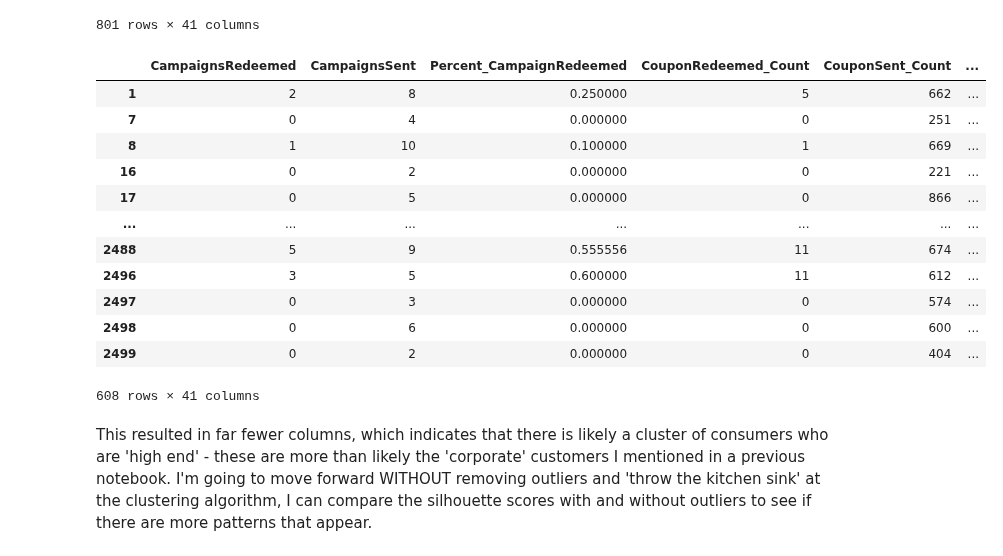
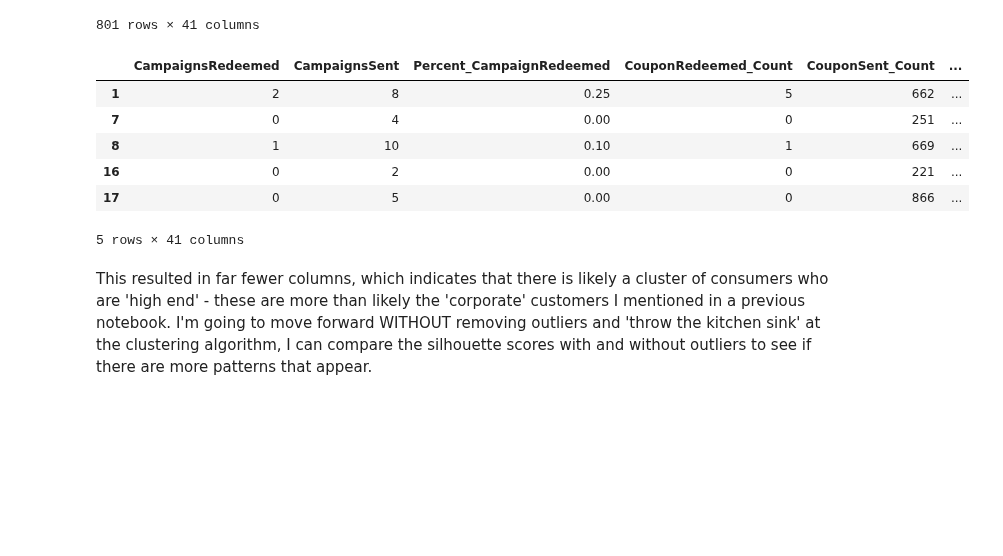
Before and after one commit to NickD-Dean/Springboard, a Jupyter notebook: Capstone Project 3/Code/05 - Customer Segmentation Pre-processing and Training.ipynb, the cells around one changed output. Saved outputs shown, nothing was run; the diff lists cells and outputs as text; code cells hidden in the pictures; blank space fills up the shorter version.

```diff
--- a/Capstone Project 3/Code/05 - Customer Segmentation Pre-processing and Training.ipynb
+++ b/Capstone Project 3/Code/05 - Customer Segmentation Pre-processing and Training.ipynb
@@ -179,24 +179,18 @@ num
 # %%
 # Removing outliers which are 3 standard deviations from the mean of each feature
 z_scores = np.abs(stats.zscore(num))
 outliers_threshold = 3
 mask = (z_scores <= outliers_threshold).all(axis=1)
 NUM = num[mask]
-NUM
+NUM.head()
 # %% [output]
 |  | CampaignsRedeemed | CampaignsSent | Percent_CampaignRedeemed | CouponRedeemed_Count | CouponSent_Count | ... |
-| 1 | 2 | 8 | 0.250000 | 5 | 662 | ... |
-| 7 | 0 | 4 | 0.000000 | 0 | 251 | ... |
-| 8 | 1 | 10 | 0.100000 | 1 | 669 | ... |
-| 16 | 0 | 2 | 0.000000 | 0 | 221 | ... |
-| 17 | 0 | 5 | 0.000000 | 0 | 866 | ... |
-| ... | ... | ... | ... | ... | ... | ... |
-| 2488 | 5 | 9 | 0.555556 | 11 | 674 | ... |
-| 2496 | 3 | 5 | 0.600000 | 11 | 612 | ... |
-| 2497 | 0 | 3 | 0.000000 | 0 | 574 | ... |
-| 2498 | 0 | 6 | 0.000000 | 0 | 600 | ... |
-| 2499 | 0 | 2 | 0.000000 | 0 | 404 | ... |
+| 1 | 2 | 8 | 0.25 | 5 | 662 | ... |
+| 7 | 0 | 4 | 0.00 | 0 | 251 | ... |
+| 8 | 1 | 10 | 0.10 | 1 | 669 | ... |
+| 16 | 0 | 2 | 0.00 | 0 | 221 | ... |
+| 17 | 0 | 5 | 0.00 | 0 | 866 | ... |
-608 rows × 41 columns
+5 rows × 41 columns
 # %% [markdown]
 This resulted in far fewer columns, which indicates that there is likely a cluster of consumers who are 'high end' - these are more than likely the 'corporate' customers I mentioned in a previous notebook. I'm going to move forward WITHOUT removing outliers and 'throw the kitchen sink' at the clustering algorithm, I can compare the silhouette scores with and without outliers to see if there are more patterns that appear.
 # %%
```
Also changed, not shown: parts of 3 cells of this notebook.
